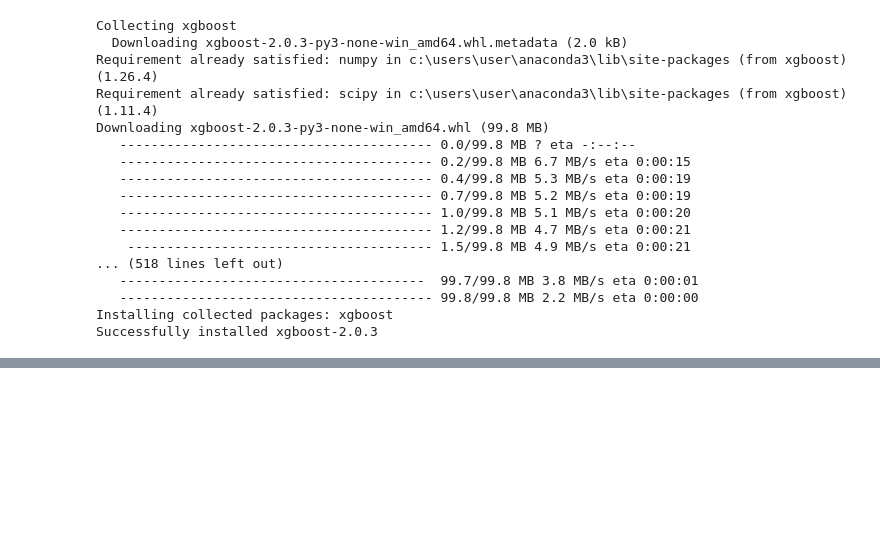
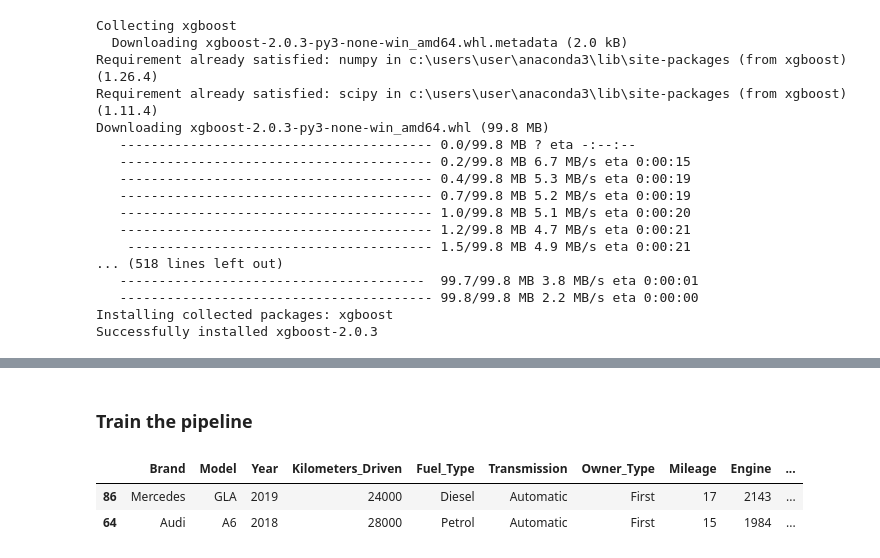
Before and after one commit to Vicky7873/python_Anaconda, a Jupyter notebook: ML_projects_practice/SecondHand_Car_Price/SeondHandCars-Copy1.ipynb, the cells around one changed output, grey strips where cells are left out. Drawn from its saved outputs; the diff is of its cells as text; code cells hidden in the pictures; blank space fills up the shorter version.

Commit message:
Second hand car price app

```diff
--- a/ML_projects_practice/SecondHand_Car_Price/SeondHandCars-Copy1.ipynb
+++ b/ML_projects_practice/SecondHand_Car_Price/SeondHandCars-Copy1.ipynb
@@ -537,0 +624,4 @@ Successfully installed xgboost-2.0.3
+# %%
+df_new=pd.read_csv("cars.csv")
+# %%
+df_new.drop(columns='Car_ID',inplace=True)
@@ -537,0 +679,10 @@ Successfully installed xgboost-2.0.3
+# %% [markdown]
+### Train the pipeline
+# %%
+Xnew_train,Xnew_test,ynew_train,ynew_test=train_test_split(df_new.drop(columns='Price'),df_new['Price'],test_size=0.2)
+# %%
+Xnew_train.head(2)
+# %% [output]
+|  | Brand | Model | Year | Kilometers_Driven | Fuel_Type | Transmission | Owner_Type | Mileage | Engine | ... |
+| 86 | Mercedes | GLA | 2019 | 24000 | Diesel | Automatic | First | 17 | 2143 | ... |
+| 64 | Audi | A6 | 2018 | 28000 | Petrol | Automatic | First | 15 | 1984 | ... |
```
Also changed, not shown: parts of 34 cells of this notebook, 7 other files.
